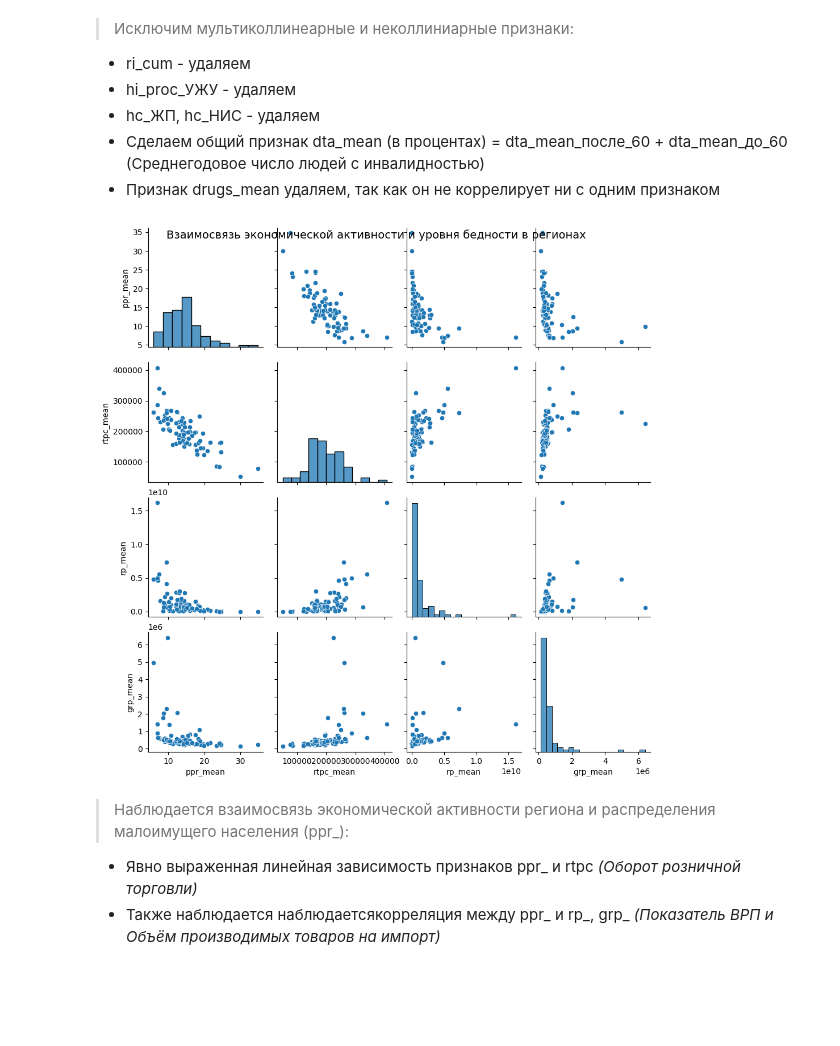
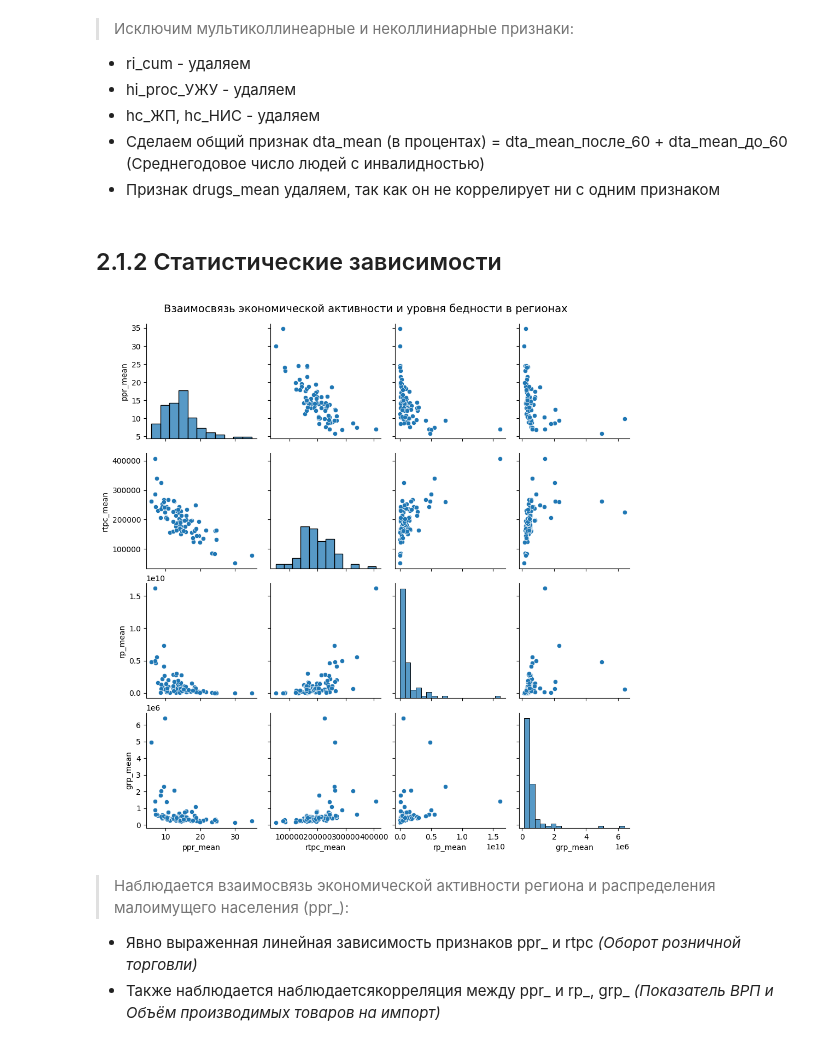
Before and after one commit to Fedgun/My_repository, a Jupyter notebook: Учебные проекты/12. Итоговый проект_Определение уязвимых групп населения/2.1. EDA.ipynb, the cells around one changed output. Cells and saved outputs as stored; diff of their text form; code cells hidden in the pictures; blank space fills up the shorter version.

```diff
--- a/Учебные проекты/12. Итоговый проект_Определение уязвимых групп населения/2.1. EDA.ipynb
+++ b/Учебные проекты/12. Итоговый проект_Определение уязвимых групп населения/2.1. EDA.ipynb
@@ -98,6 +102,8 @@ plt.show()
  - hc_ЖП, hc_НИС - удаляем
  - Сделаем общий признак dta_mean (в процентах) = dta_mean_после_60 + dta_mean_до_60 (Среднегодовое число людей с инвалидностью)
  - Признак drugs_mean удаляем, так как он не коррелирует ни с одним признаком
+# %% [markdown]
+## 2.1.2 Статистические зависимости
 # %%
 df_clean = df.drop(['ri_cum', 'hi_proc_УЖУ', 'hc_ЖП', 'hc_proc_НИС','drugs_mean', 'dta_mean_после_60', 'dta_mean_до_60'],axis=1)
 # %%
@@ -108,10 +111,13 @@ target = "ppr_mean"
 # %%
-# Экономика
+# таргет = Среднегодовой процент людей, живущих за чертой бедности
+target = "ppr_mean"
+
+# Экономическая активность
 sns.pairplot(df_clean[[target, "rtpc_mean", "rp_mean", "grp_mean"]])
-plt.suptitle("Взаимосвязь экономической активности и уровня бедности в регионах", fontsize=14)
+plt.suptitle("Взаимосвязь экономической активности и уровня бедности в регионах", fontsize=14, y = 1.02)
 plt.show()
 # %% [output]
-[figure, old version]
+[figure, new version]
 # %% [markdown]
 > Наблюдается взаимосвязь экономической активности региона и распределения малоимущего населения (ppr_):
 
```
Also changed, not shown: parts of 13 cells of this notebook, 4 other files.
